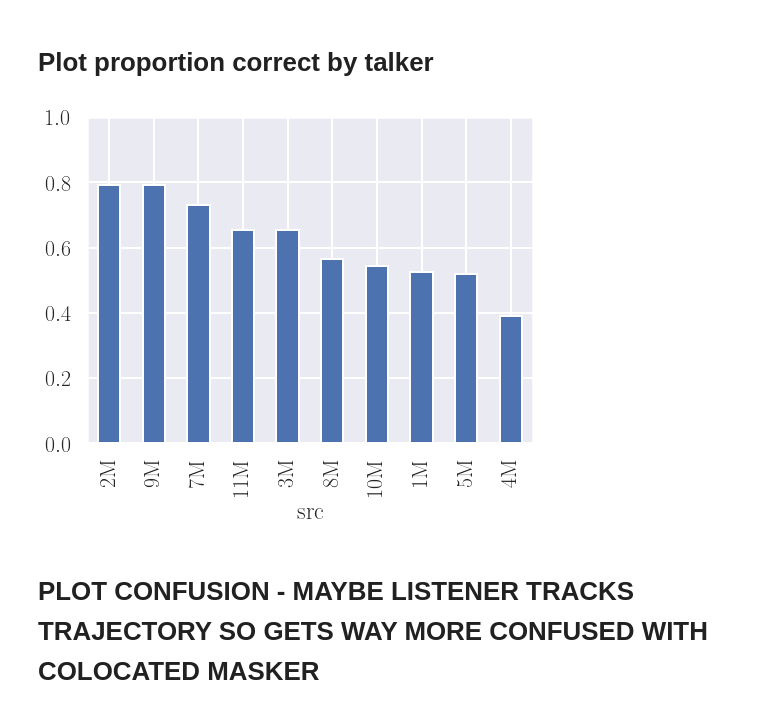
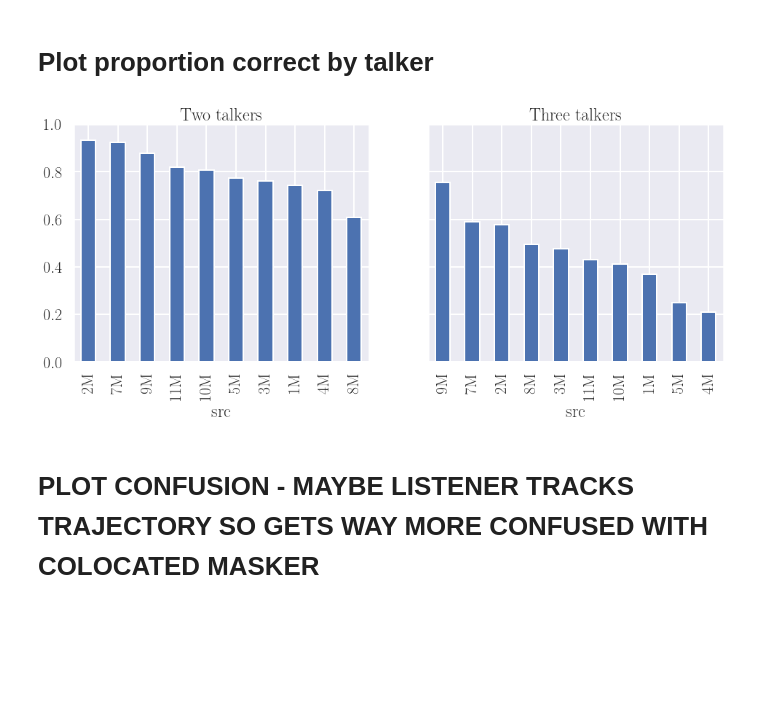
Before and after one commit to choyun1/MSM, a Jupyter notebook: notebooks/explore_data.ipynb, the cells around one changed output. Saved outputs shown, nothing was run; the diff lists cells and outputs as text; code cells hidden in the pictures; blank space fills up the shorter version.

```diff
--- a/notebooks/explore_data.ipynb
+++ b/notebooks/explore_data.ipynb
@@ -107,15 +110,31 @@ plt.show()
 # %% [markdown]
 # Plot proportion correct by talker
-# %%
-grouped_by_talker = merged_data[merged_data["is_target"] == True].groupby("src").sum("correct")
-correct_by_talker = grouped_by_talker["correct"]
-possible_correct = 4*grouped_by_talker["is_target"].values
-prop_correct_by_talker = correct_by_talker/possible_correct
-prop_correct_by_talker = prop_correct_by_talker.sort_values(ascending=False)
-
-prop_correct_by_talker.plot(figsize=(8, 6), kind="bar", ylim=(0, 1))
-plt.show()
-# %% [output]
-[figure, removed]
+# %%
+grouped_by_talker_2 = merged_data[(merged_data["is_target"] == True) &
+                                  (merged_data["n_srcs"] == 2)].groupby("src").sum("correct")
+correct_by_talker_2 = grouped_by_talker_2["correct"]
+possible_correct_2 = 4*grouped_by_talker_2["is_target"].values
+prop_correct_by_talker_2 = correct_by_talker_2/possible_correct_2
+prop_correct_by_talker_2 = prop_correct_by_talker_2.sort_values(ascending=False)
+
+grouped_by_talker_3 = merged_data[(merged_data["is_target"] == True) &
+                                  (merged_data["n_srcs"] == 3)].groupby("src").sum("correct")
+correct_by_talker_3 = grouped_by_talker_3["correct"]
+possible_correct_3 = 4*grouped_by_talker_3["is_target"].values
+prop_correct_by_talker_3 = correct_by_talker_3/possible_correct_3
+prop_correct_by_talker_3 = prop_correct_by_talker_3.sort_values(ascending=False)
+
+fig, axes = plt.subplots(1, 2, figsize=(16, 6))
+prop_correct_by_talker_2.plot(kind="bar", ylim=(0, 1), ax=axes[0])
+prop_correct_by_talker_3.plot(kind="bar", ylim=(0, 1), ax=axes[1])
+
+axes[0].set_title("Two talkers")
+axes[1].set_title("Three talkers")
+axes[1].set_yticklabels([])
+
+# plt.tight_layout()
+plt.show()
+# %% [output]
+[figure, added]
 # %% [markdown]
 # PLOT CONFUSION - MAYBE LISTENER TRACKS TRAJECTORY SO GETS WAY MORE CONFUSED WITH COLOCATED MASKER
```
Also changed, not shown: parts of 5 cells of this notebook, 7 other files.
